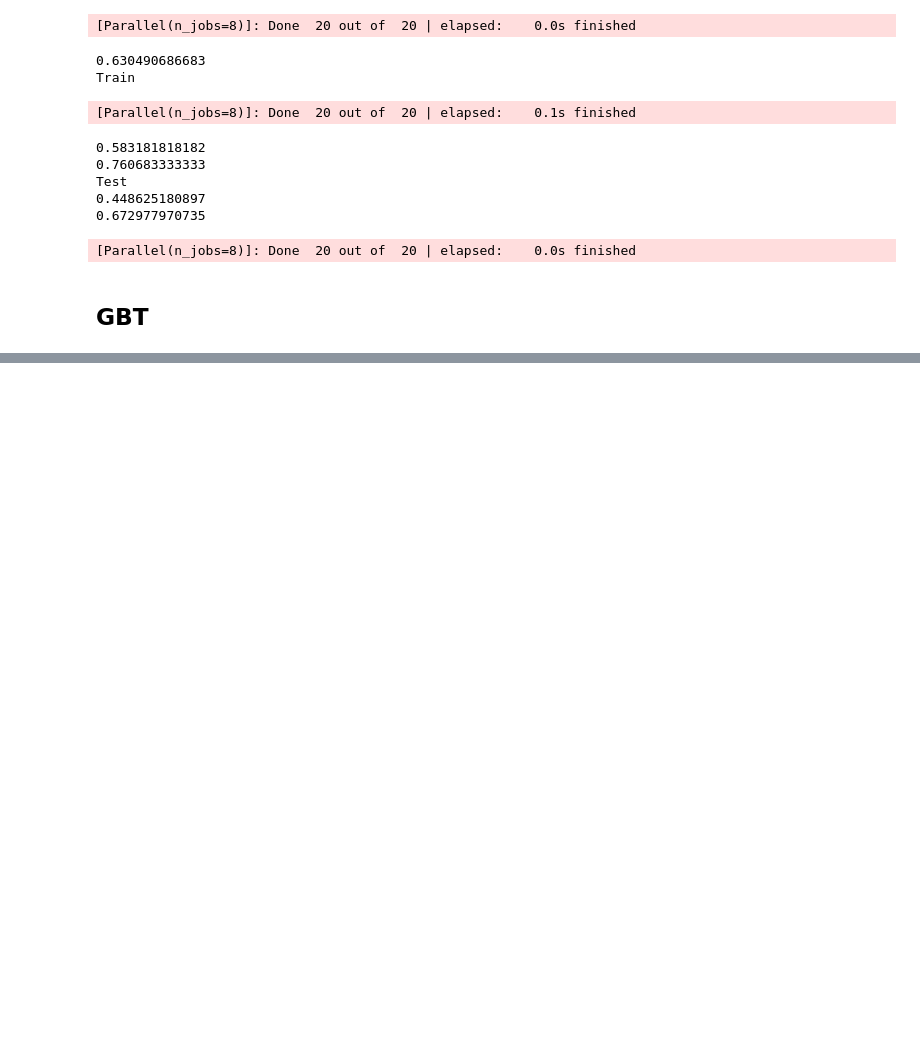
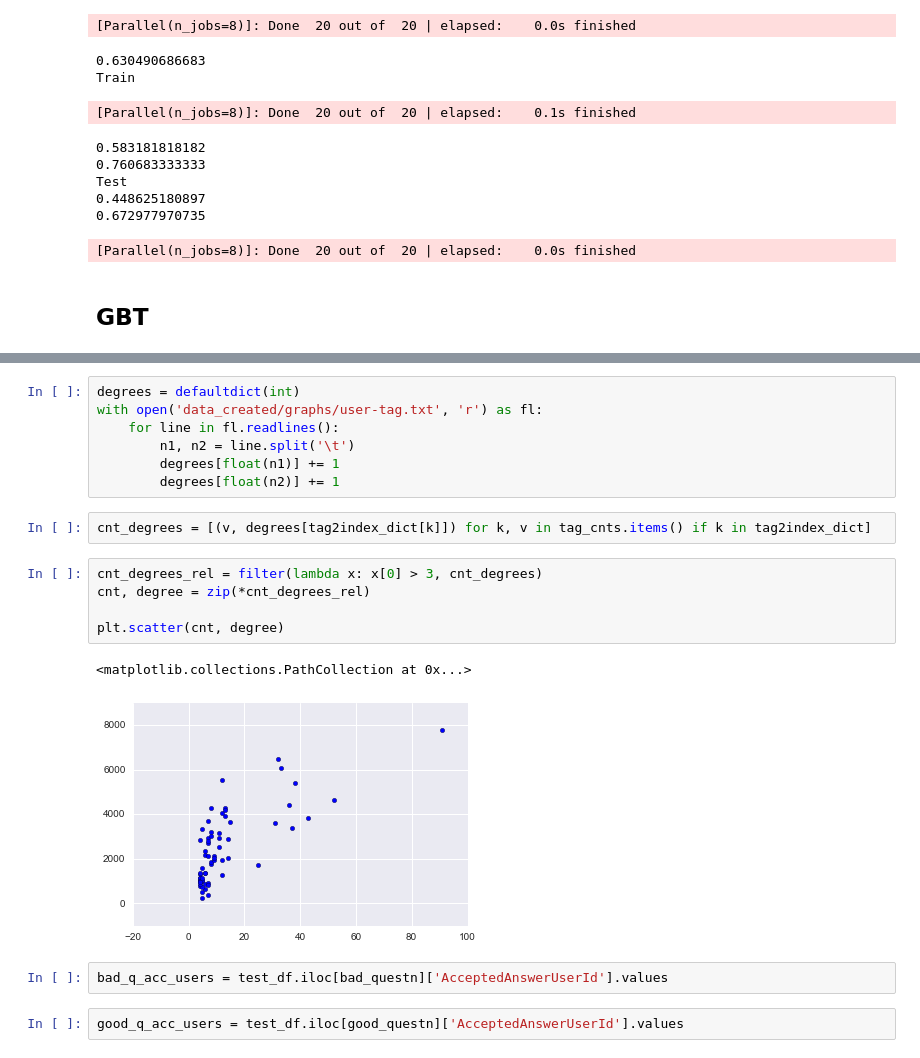
Before and after one commit to CS224W/Project, a Jupyter notebook: code/Baseline with communities and scores.ipynb, the cells around one changed output, grey strips where cells are left out. Saved outputs shown, nothing was run; the diff lists cells and outputs as text; blank space fills up the shorter version.

```diff
--- a/code/Baseline with communities and scores.ipynb
+++ b/code/Baseline with communities and scores.ipynb
@@ -441,0 +483,21 @@ print get_mrr(preds, test_ds[:, max_c])
+# %%
+degrees = defaultdict(int)
+with open('data_created/graphs/user-tag.txt', 'r') as fl:
+    for line in fl.readlines():
+        n1, n2 = line.split('\t')
+        degrees[float(n1)] += 1
+        degrees[float(n2)] += 1
+# %%
+cnt_degrees = [(v, degrees[tag2index_dict[k]]) for k, v in tag_cnts.items() if k in tag2index_dict]
+# %%
+cnt_degrees_rel = filter(lambda x: x[0] > 3, cnt_degrees)
+cnt, degree = zip(*cnt_degrees_rel)
+
+plt.scatter(cnt, degree)
+# %% [output]
+<matplotlib.collections.PathCollection at 0x...>
+[figure, added]
+# %%
+bad_q_acc_users = test_df.iloc[bad_questn]['AcceptedAnswerUserId'].values
+# %%
+good_q_acc_users = test_df.iloc[good_questn]['AcceptedAnswerUserId'].values
```
Also changed, not shown: parts of 16 cells of this notebook, 2 other files.
